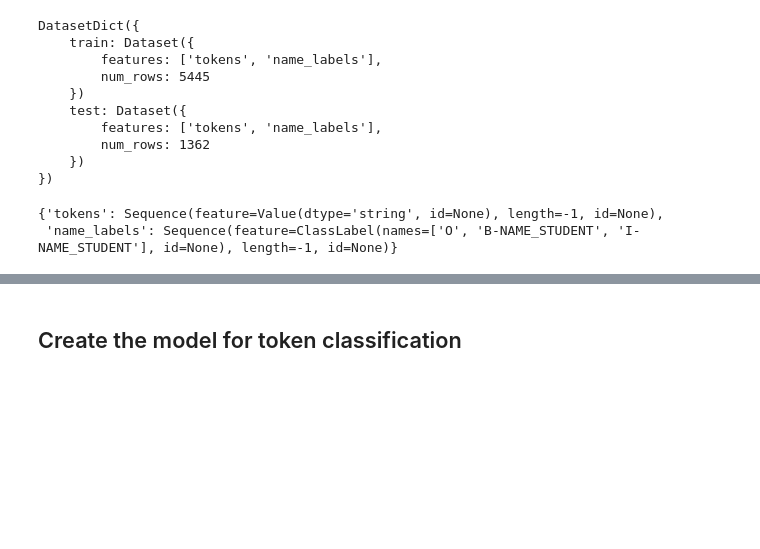
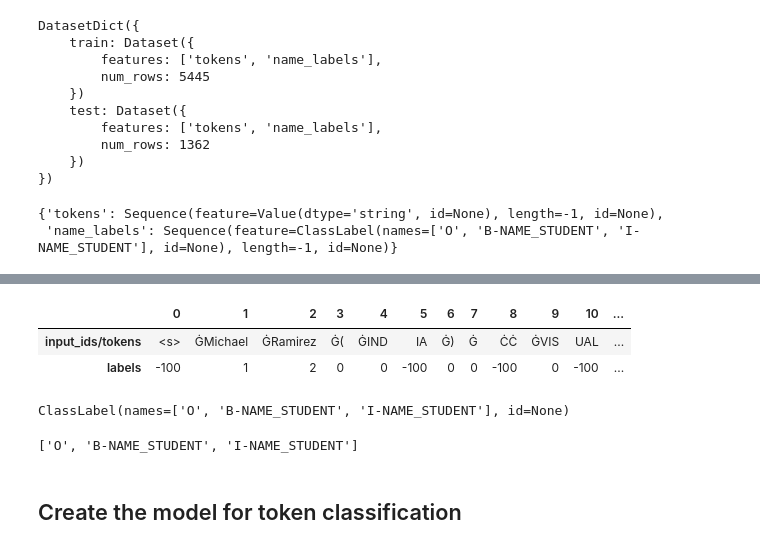
Before and after one commit to samd24/kaggle_pii_detection_removel_educational_data, a Jupyter notebook: kaggle_pii_ner_colab_longfromer.ipynb, the cells around one changed output, grey strips where cells are left out. Cells and saved outputs as stored; diff of their text form; code cells hidden in the pictures; blank space fills up the shorter version.

```diff
--- a/kaggle_pii_ner_colab_longfromer.ipynb
+++ b/kaggle_pii_ner_colab_longfromer.ipynb
@@ -371,2 +393,20 @@ DatasetDict({
+# %%
+pd.DataFrame({
+    'input_ids/tokens': tokenizer.convert_ids_to_tokens(dataset['train'][0]['input_ids'][:15]),
+    'labels': dataset['train'][0]['labels'][:15],
+}).T
+# %% [output]
+|  | 0 | 1 | 2 | 3 | 4 | 5 | 6 | 7 | 8 | 9 | 10 | ... |
+| input_ids/tokens | <s> | ĠMichael | ĠRamirez | Ġ( | ĠIND | IA | Ġ) | Ġ | ĊĊ | ĠVIS | UAL | ... |
+| labels | -100 | 1 | 2 | 0 | 0 | -100 | 0 | 0 | -100 | 0 | -100 | ... |
+# %%
+tags = dataset['train'].features['labels'].feature
+tags
+# %% [output]
+ClassLabel(names=['O', 'B-NAME_STUDENT', 'I-NAME_STUDENT'], id=None)
+# %%
+tags.names
+# %% [output]
+['O', 'B-NAME_STUDENT', 'I-NAME_STUDENT']
 # %% [markdown]
 ## Create the model for token classification
```
Also changed, not shown: parts of 50 cells of this notebook, 1 other file.
